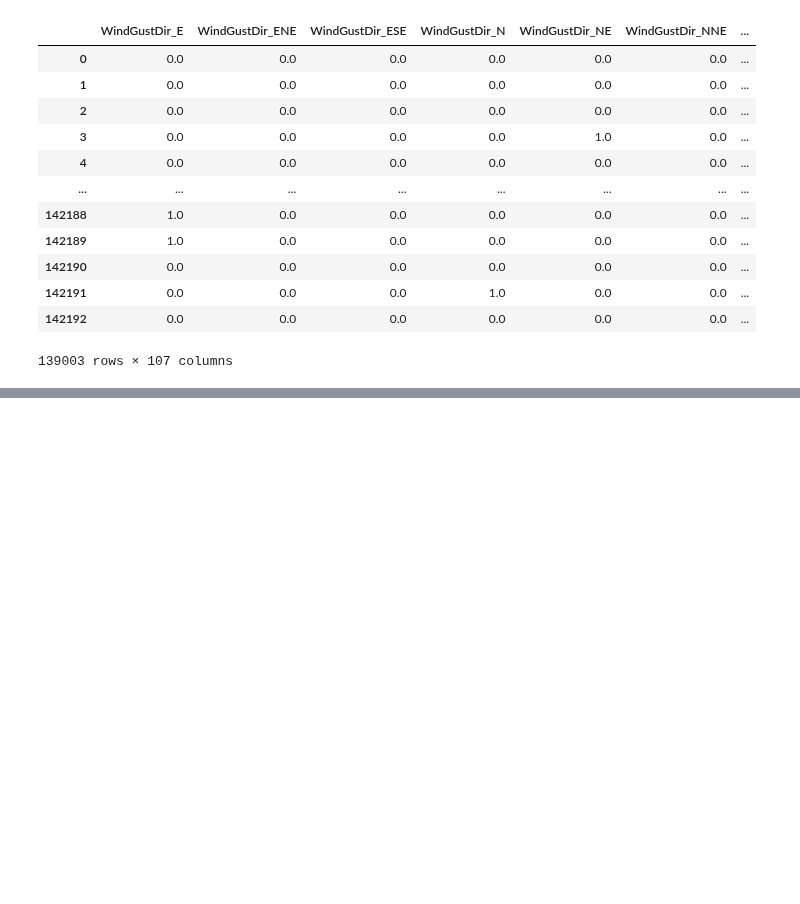
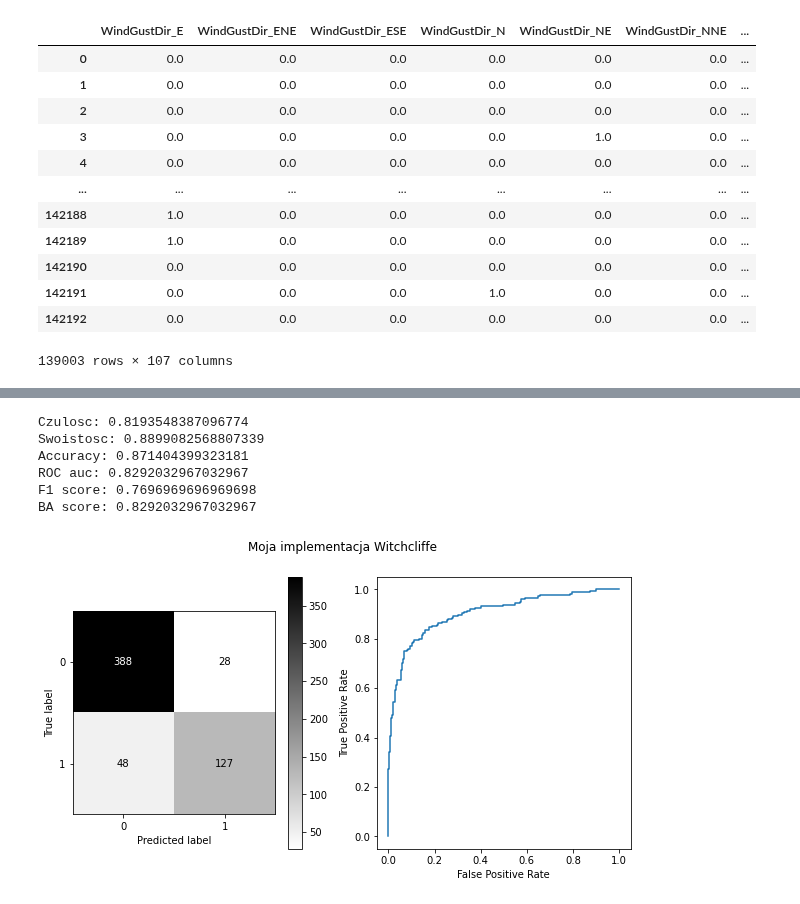
Before and after one commit to jakub-kowalik/PUM, a Jupyter notebook: lab3/lab3.ipynb, the cells around one changed output, grey strips where cells are left out. Drawn from its saved outputs; the diff is of its cells as text; code cells hidden in the pictures; blank space fills up the shorter version.

```diff
--- a/lab3/lab3.ipynb
+++ b/lab3/lab3.ipynb
@@ -423,6 +453,10 @@ Length: 107, dtype: int64
 # %%
 provinces = new_australia.groupby('Location')
 dataframes = [group for _, group in provinces]
+dataframes_dict = dict()
+
+for frm in dataframes:
+    dataframes_dict[frm['Location'].unique()[0]] = frm
 # dataframes[20]['Location'].unique()[0]
 smallest = len(min(dataframes, key=lambda x: len(x)))
 dataframes2 = list()
@@ -518,5 +559,77 @@ F1 score: 0.6367041198501873
 [figure]
 ... (82 outputs left out)
+# %%
+
+
+frame = dataframes_dict['Witchcliffe']
+
+new_frame = frame.drop(columns=['Location', 'Date'])
+y = frame['RainTomorrow']
+y = y.astype('int')
+X = new_frame.drop(columns=['RainTomorrow'])
+X_train, X_test, y_train, y_test = train_test_split(X, y, train_size=train_split, test_size=test_split, random_state=seed)
+
+
+
+y_train = y_train.to_numpy().reshape(len(y_train), 1)
+
+X_new = X_train
+
+theta = np.ones([X_new.shape[1], 1])
+
+
+step = 0.01
+
+
+for i in range(10000):
+    s = X_new @ theta
+    X_t_delta = sigmoid(s)
+    delta_theta = (-step * ((X_t_delta - y_train) * (1 - X_t_delta) * X_t_delta).T @ X_new).T
+    theta += delta_theta
+
+theta
+
+zzzzz = X_test @ theta
+prediction4 = sigmoid(zzzzz)
+prediction3 = sigmoid(zzzzz)
+prediction3.loc[prediction3[0] >= 0.5] = 1
+prediction3.loc[prediction3[0] < 0.5] = 0
+
+y_test = y_test.to_numpy().reshape(len(y_test), 1)
+
+figure, axis = plt.subplots(1, 2, figsize=(10,5))
+figure.suptitle("Moja implementacja Witchcliffe")
+
+cm_model = confusion_matrix(y_test, prediction3)
+
+tn_model = cm_model[0][0]
+fn_model = cm_model[0][1]
+tp_model = cm_model[1][1]
+fp_model = cm_model[1][0]
+
+print("Czulosc:", tp_model/(tp_model + fn_model))
+print("Swoistosc:", tn_model/(tn_model + fp_model))
+print("Accuracy:", (tp_model + tn_model) / (tp_model + tn_model + fp_model + fn_model))
+
+ConfusionMatrixDisplay(cm_model).plot(cmap='binary', ax=axis[0])
+
+fpr, tpr, roc_auc = roc_curve(y_test, prediction4)
+
+print("ROC auc:", roc_auc_score(y_test, prediction3))
+print("F1 score:", f1_score(y_test, prediction3))
+print("BA score:", balanced_accuracy_score(y_test, prediction3))
+
+rok_model = RocCurveDisplay(fpr=fpr, tpr=tpr)
+rok_model.plot(ax=axis[1])
+plt.show()
+# %% [output]
+Czulosc: 0.8193548387096774
+Swoistosc: 0.8899082568807339
+Accuracy: 0.871404399323181
+ROC auc: 0.8292032967032967
+F1 score: 0.7696969696969698
+BA score: 0.8292032967032967
+[figure, added]
 # %%
 y_australia = new_australia['RainTomorrow']
 X_australia = new_australia.drop(columns=['Location', 'RainTomorrow', 'Date'])
```
Also changed, not shown: parts of 12 cells of this notebook.
